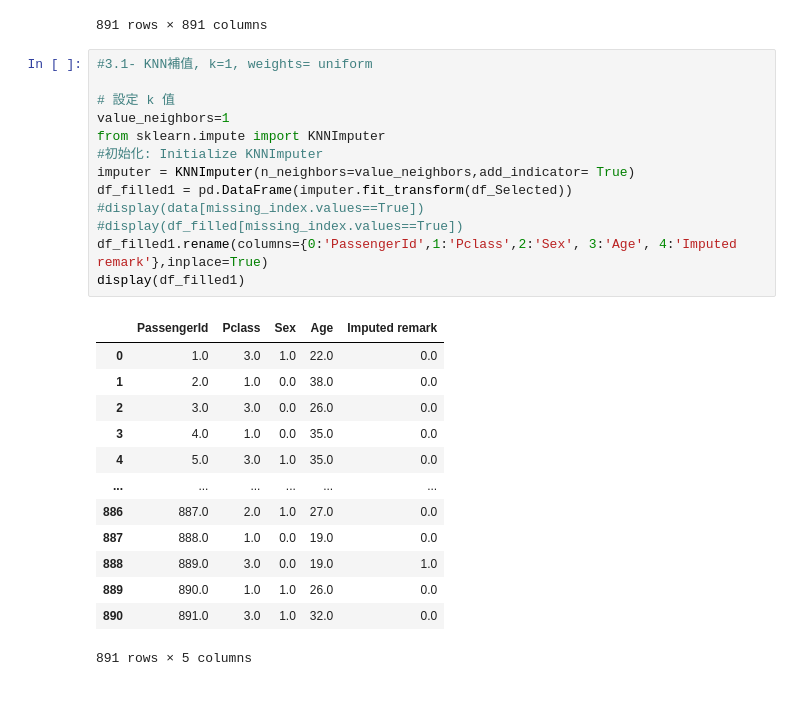
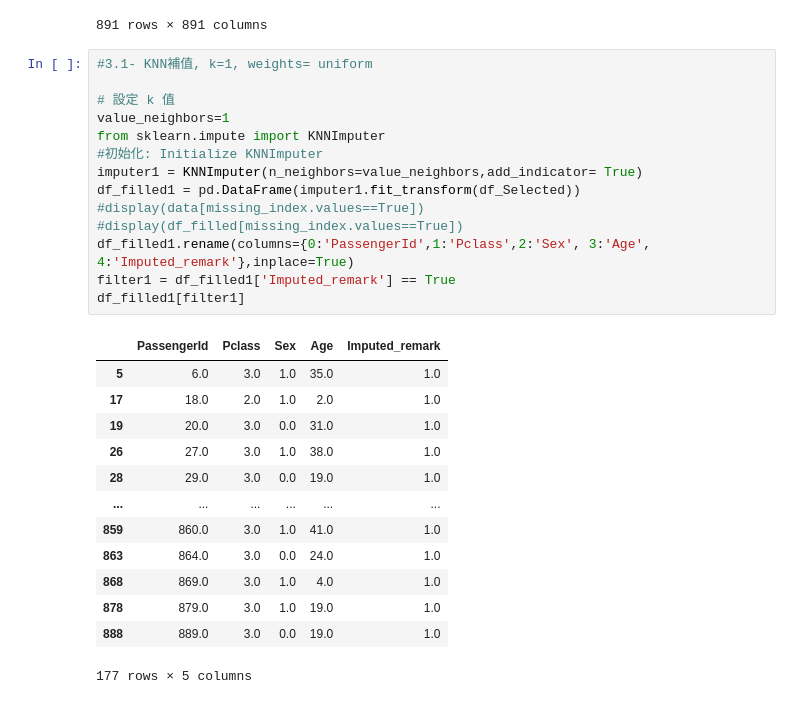
Before and after one commit to JuliaLo1979/60-Days-Python-Data-Science-Coding-Marathon, a Jupyter notebook: PythonDS_Day37.ipynb, the cells around one changed output. Saved outputs shown, nothing was run; the diff lists cells and outputs as text.

```diff
--- a/PythonDS_Day37.ipynb
+++ b/PythonDS_Day37.ipynb
@@ -102,30 +102,31 @@ display(pd.DataFrame(nan_euclidean_distances(df_Selected)))
 # %%
 #3.1- KNN補值, k=1, weights= uniform
 
 # 設定 k 值
 value_neighbors=1
 from sklearn.impute import KNNImputer
 #初始化: Initialize KNNImputer
-imputer = KNNImputer(n_neighbors=value_neighbors,add_indicator= True)
-df_filled1 = pd.DataFrame(imputer.fit_transform(df_Selected))
+imputer1 = KNNImputer(n_neighbors=value_neighbors,add_indicator= True)
+df_filled1 = pd.DataFrame(imputer1.fit_transform(df_Selected))
 #display(data[missing_index.values==True])
 #display(df_filled[missing_index.values==True])
-df_filled1.rename(columns={0:'PassengerId',1:'Pclass',2:'Sex', 3:'Age', 4:'Imputed remark'},inplace=True)
-display(df_filled1)
+df_filled1.rename(columns={0:'PassengerId',1:'Pclass',2:'Sex', 3:'Age', 4:'Imputed_remark'},inplace=True)
+filter1 = df_filled1['Imputed_remark'] == True
+df_filled1[filter1]
 # %% [output]
-|  | PassengerId | Pclass | Sex | Age | Imputed remark |
-| 0 | 1.0 | 3.0 | 1.0 | 22.0 | 0.0 |
-| 1 | 2.0 | 1.0 | 0.0 | 38.0 | 0.0 |
-| 2 | 3.0 | 3.0 | 0.0 | 26.0 | 0.0 |
-| 3 | 4.0 | 1.0 | 0.0 | 35.0 | 0.0 |
-| 4 | 5.0 | 3.0 | 1.0 | 35.0 | 0.0 |
+|  | PassengerId | Pclass | Sex | Age | Imputed_remark |
+| 5 | 6.0 | 3.0 | 1.0 | 35.0 | 1.0 |
+| 17 | 18.0 | 2.0 | 1.0 | 2.0 | 1.0 |
+| 19 | 20.0 | 3.0 | 0.0 | 31.0 | 1.0 |
+| 26 | 27.0 | 3.0 | 1.0 | 38.0 | 1.0 |
+| 28 | 29.0 | 3.0 | 0.0 | 19.0 | 1.0 |
 | ... | ... | ... | ... | ... | ... |
-| 886 | 887.0 | 2.0 | 1.0 | 27.0 | 0.0 |
-| 887 | 888.0 | 1.0 | 0.0 | 19.0 | 0.0 |
+| 859 | 860.0 | 3.0 | 1.0 | 41.0 | 1.0 |
+| 863 | 864.0 | 3.0 | 0.0 | 24.0 | 1.0 |
+| 868 | 869.0 | 3.0 | 1.0 | 4.0 | 1.0 |
+| 878 | 879.0 | 3.0 | 1.0 | 19.0 | 1.0 |
 | 888 | 889.0 | 3.0 | 0.0 | 19.0 | 1.0 |
-| 889 | 890.0 | 1.0 | 1.0 | 26.0 | 0.0 |
-| 890 | 891.0 | 3.0 | 1.0 | 32.0 | 0.0 |
-891 rows × 5 columns
+177 rows × 5 columns
 # %%
 #3.2- KNN補值, k=3, weights= uniform
 value_neighbors=3
```
Also changed, not shown: parts of 2 cells of this notebook.
